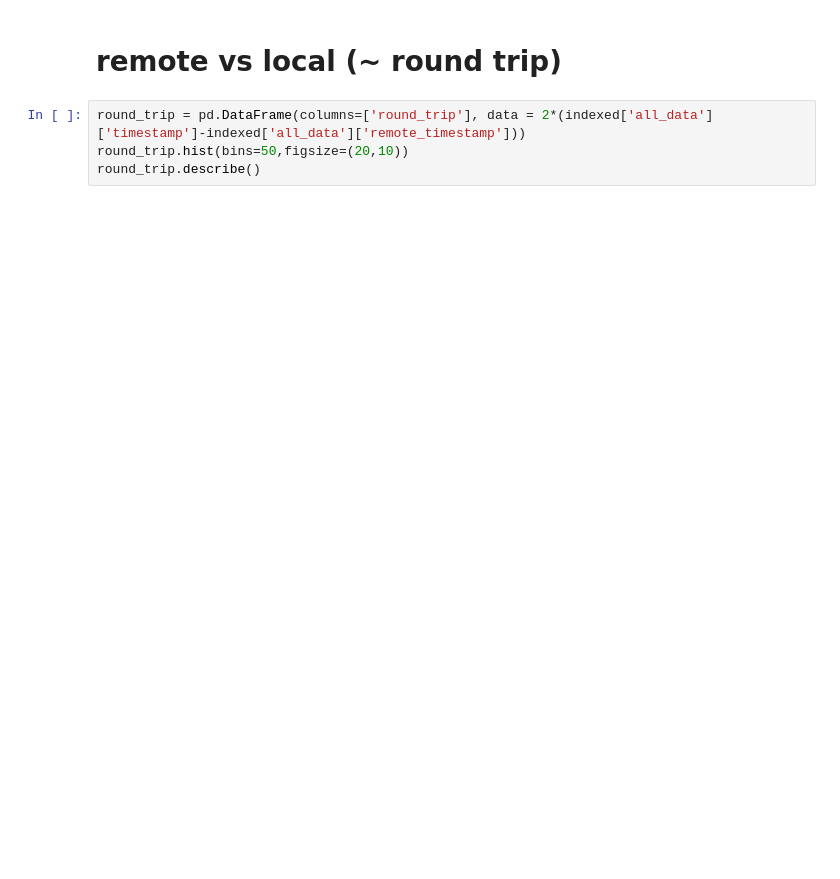
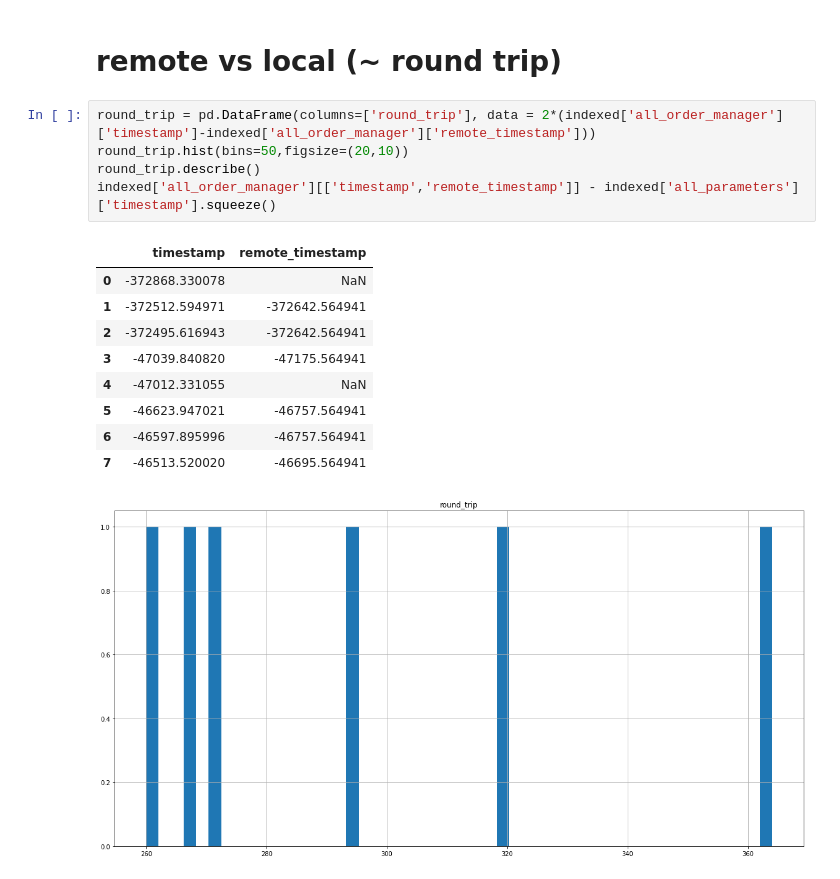
Before and after one commit to Sety-project/pylibs, a Jupyter notebook: ux/exec_logs.ipynb, the cells around one changed output. Saved outputs shown, nothing was run; the diff lists cells and outputs as text; blank space fills up the shorter version.

```diff
--- a/ux/exec_logs.ipynb
+++ b/ux/exec_logs.ipynb
@@ -70,6 +96,18 @@ tick_to_order_local.describe()
 # %% [markdown]
 # remote vs local (~ round trip)
 # %%
-round_trip = pd.DataFrame(columns=['round_trip'], data = 2*(indexed['all_data']['timestamp']-indexed['all_data']['remote_timestamp']))
+round_trip = pd.DataFrame(columns=['round_trip'], data = 2*(indexed['all_order_manager']['timestamp']-indexed['all_order_manager']['remote_timestamp']))
 round_trip.hist(bins=50,figsize=(20,10))
 round_trip.describe()
+indexed['all_order_manager'][['timestamp','remote_timestamp']] - indexed['all_parameters']['timestamp'].squeeze()
+# %% [output]
+|  | timestamp | remote_timestamp |
+| 0 | -372868.330078 | NaN |
+| 1 | -372512.594971 | -372642.564941 |
+| 2 | -372495.616943 | -372642.564941 |
+| 3 | -47039.840820 | -47175.564941 |
+| 4 | -47012.331055 | NaN |
+| 5 | -46623.947021 | -46757.564941 |
+| 6 | -46597.895996 | -46757.564941 |
+| 7 | -46513.520020 | -46695.564941 |
+[figure, added]
```
Also changed, not shown: parts of 12 cells of this notebook, 2 other files.
